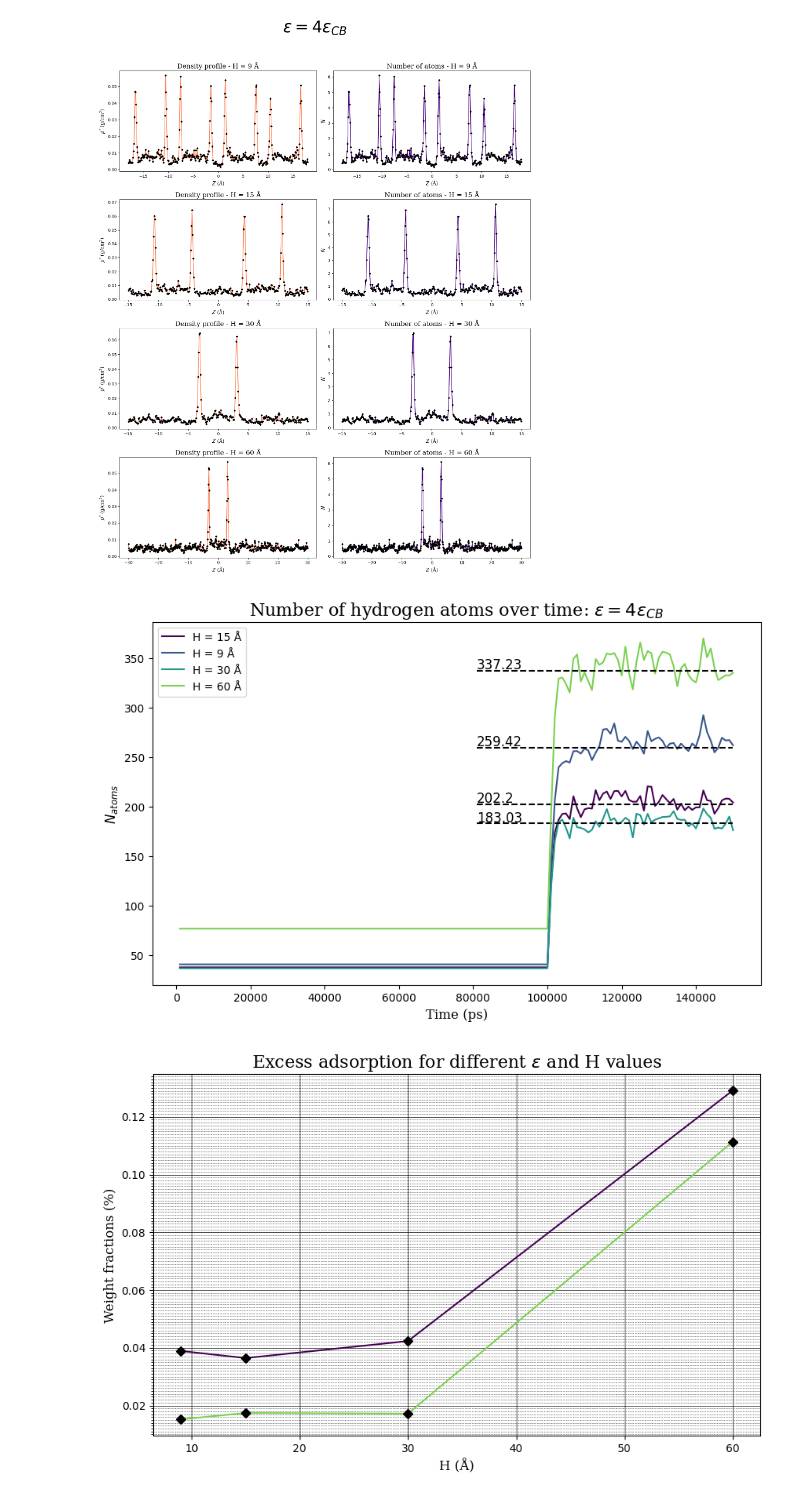
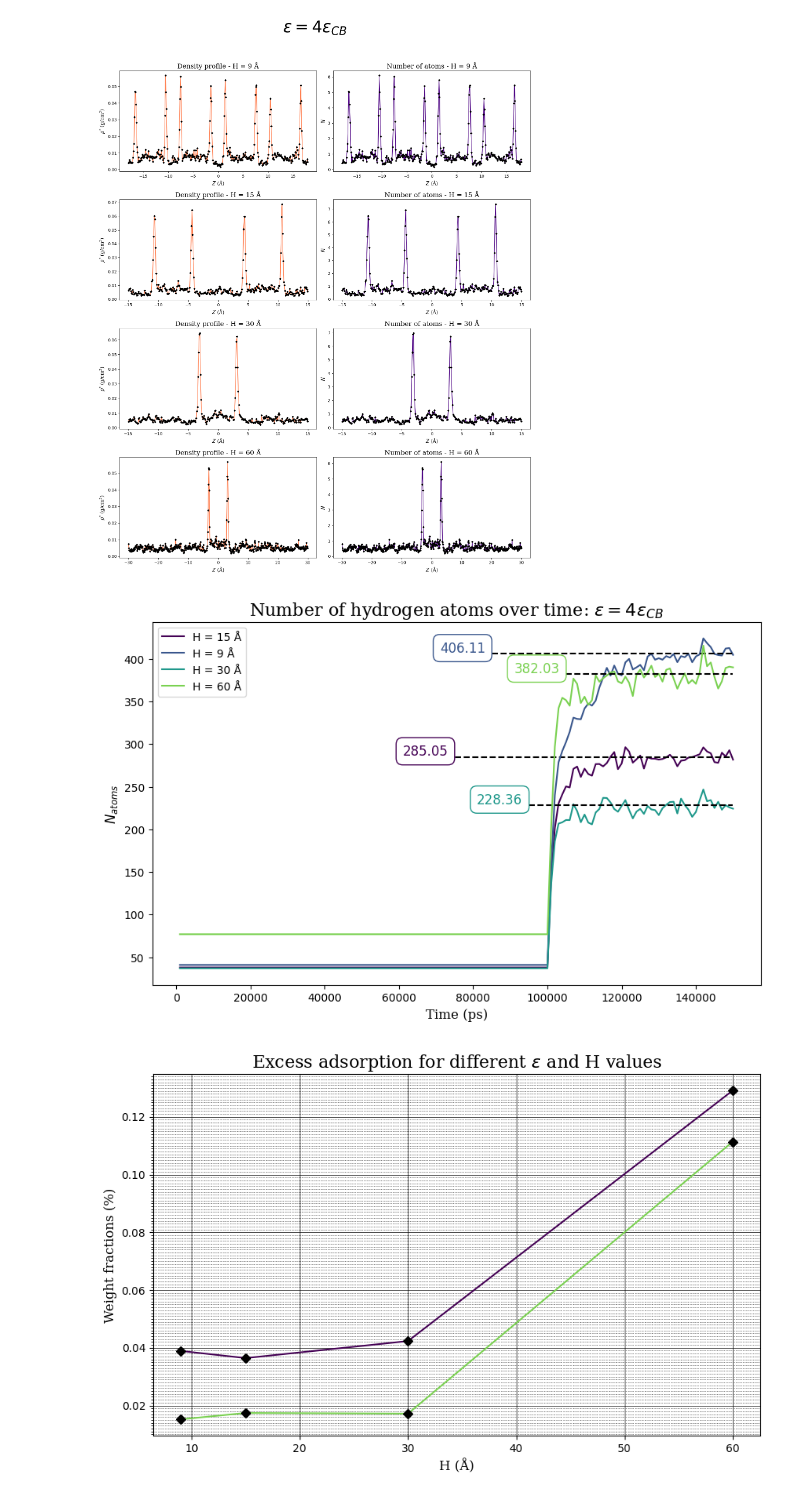
Before and after one commit to ApprehensiveKnee/MMoM_project, a Jupyter notebook: visual.ipynb, the cells around one changed output. Drawn from its saved outputs; the diff is of its cells as text; code cells hidden in the pictures.

```diff
--- a/visual.ipynb
+++ b/visual.ipynb
@@ -291,40 +291,45 @@ def plot_hydrogen_increase(hydrogen_directory):
     #change the colormap for the lines
     ax.set_prop_cycle(color=plt.cm.viridis(np.linspace(0.,0.8,4)))
     # For each file in the directory, open it, skip the first 2 lines and read the number of hydrogen atoms
+    start_times = [90000, 80000, 70000, 60000]
     for file in os.listdir(hydrogen_directory):
         with open(hydrogen_directory+file, 'r') as f:
             for i in range(2):
                 f.readline()
             data = np.loadtxt(f)
             time = data[:,0]
             hydrogen_number = data[:,1]
             # The files are titled as: 'hydrogenCount9.data', 'hydrogenCount15.data', etc.,
             H = file.split('.')[0].split('t')[-1]
             if H not in ['9', '15', '30', '60']:
                     raise ValueError('The hydrogen atom distance is not valid')
-            ax.plot(time, hydrogen_number, label = 'H = '+H+' Å')
+            # Plot the number of hydrogen atoms over time and save the color for the mean value line
+            ax.plot(time, hydrogen_number, label='H = '+H+' Å')
+            color = plt.gca().lines[-1].get_color()
             # Find the mean values for the values after time = 10000 ps
-            mean_value_after = np.mean(hydrogen_number[time>100000])
+            mean_value_after = np.mean(hydrogen_number[time>130000])
             #mean_value_before = np.mean(hydrogen_number[time<10000])
-            times_after = time[time>80000]
+            times_after = time[time>start_times.pop()]
             ax.plot(times_after, np.ones(len(times_after))*mean_value_after, linestyle='--', color='black')
+            # Enclose the text in a rounded box
+            ax.text(times_after[0], mean_value_after+2, str(round(mean_value_after, 2)), fontsize=12, color='white', bbox=dict(facecolor='white', edgecolor=color, boxstyle='round,pad=0.5'))
             # Add the values right to the left of the lines
-            ax.text(times_after[0], mean_value_after+2, str(round(mean_value_after, 2)), fontsize=12, color='black')
+            ax.text(times_after[0], mean_value_after+2, str(round(mean_value_after, 2)), fontsize=12, color=color)
     ax.set_xlabel('Time (ps)', fontdict=font)
     ax.set_ylabel(r'$N_{atoms}$', fontdict=font)
-    eps_directory = profiles_directory.split('/')
+    eps_directory = hydrogen_directory.split('/')
     eps_directory = eps_directory[-2]
     eps_mul = eps_directory.split('=')[-1]
     eps_mul = eps_mul[0]
     if eps_mul.isdigit():
         ax.set_title('Number of hydrogen atoms over time: '+r'$\epsilon='+eps_mul+r'\epsilon_{CB}$', fontdict=font, fontsize=16)
     else:
         ax.set_title('Number of hydrogen atoms over time: '+ r'$\epsilon=\epsilon_{CB}$', fontdict=font, fontsize=16)
     ax.legend()
 
 plot_hydrogen_increase(hydrogen_trend_directory)
 # %% [output]
-[figure, old version]
+[figure, new version]
 # %%
 # Compute the excess adsorption:
 
```
